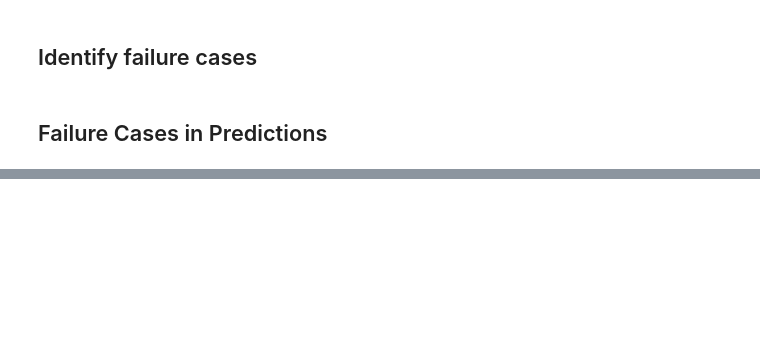
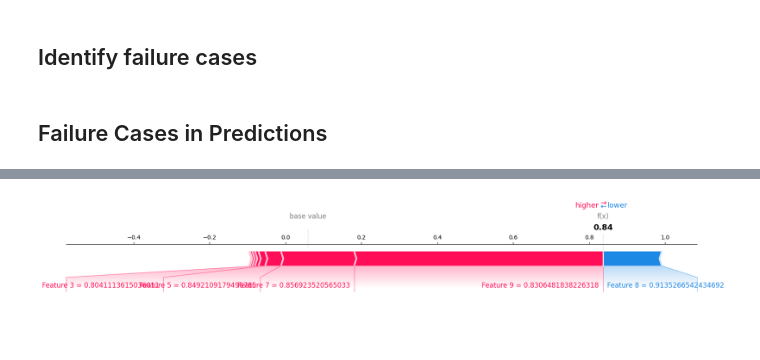
Before and after one commit to NoraLeo/deep_learning_spring_2025_group_4, a Jupyter notebook: new/model-original.ipynb, the cells around one changed output, grey strips where cells are left out. Saved outputs shown, nothing was run; the diff lists cells and outputs as text; code cells hidden in the pictures; blank space fills up the shorter version.

```diff
--- a/new/model-original.ipynb
+++ b/new/model-original.ipynb
@@ -275,0 +312,14 @@ RuntimeError: cudnn RNN backward can only be called in training mode
+# %%
+# Calculate the expected value manually
+model.eval()
+expected_value = model(X_train.to(device)).mean().item()
+
+feature_names = [f"Feature {i}" for i in range(X_test_flat.shape[1])]
+
+# Convert shap_values into an Explanation object
+shap_explanation = shap.Explanation(values=shap_values[0], base_values=expected_value, data=X_test_flat, feature_names=feature_names)
+
+# Generate force plot for a specific instance (e.g., the first instance in the test set)
+shap.initjs()
+shap.force_plot(shap_explanation.base_values, shap_explanation.values, shap_explanation.data[0], feature_names=feature_names, matplotlib=True)
+# %% [output]
@@ -275,0 +327 @@ RuntimeError: cudnn RNN backward can only be called in training mode
+[figure, added]
```
Also changed, not shown: parts of 19 cells of this notebook, 1 other file.
